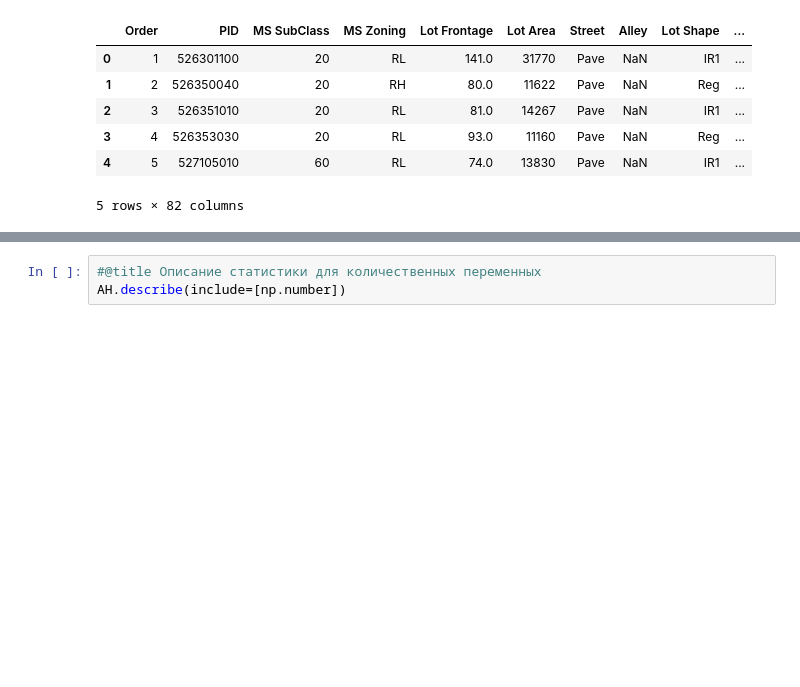
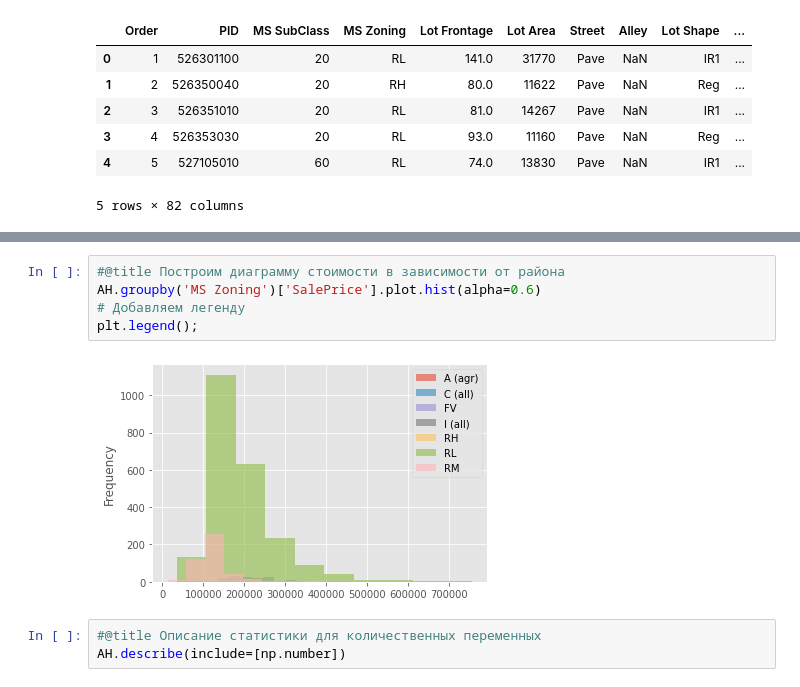
Before and after one commit to katrin2202/ML-in-forecasting-tasks, a Jupyter notebook: доклад8_12.ipynb, the cells around one changed output, grey strips where cells are left out. Saved outputs shown, nothing was run; the diff lists cells and outputs as text; blank space fills up the shorter version.

```diff
--- a/доклад8_12.ipynb
+++ b/доклад8_12.ipynb
@@ -79,3 +104,10 @@ AH.head()
+# %%
+#@title Построим диаграмму стоимости в зависимости от района
+AH.groupby('MS Zoning')['SalePrice'].plot.hist(alpha=0.6)
+# Добавляем легенду
+plt.legend();
+# %% [output]
+[figure, added]
 # %%
 #@title Описание статистики для количественных переменных
 AH.describe(include=[np.number])
```
Also changed, not shown: parts of 4 cells of this notebook.
